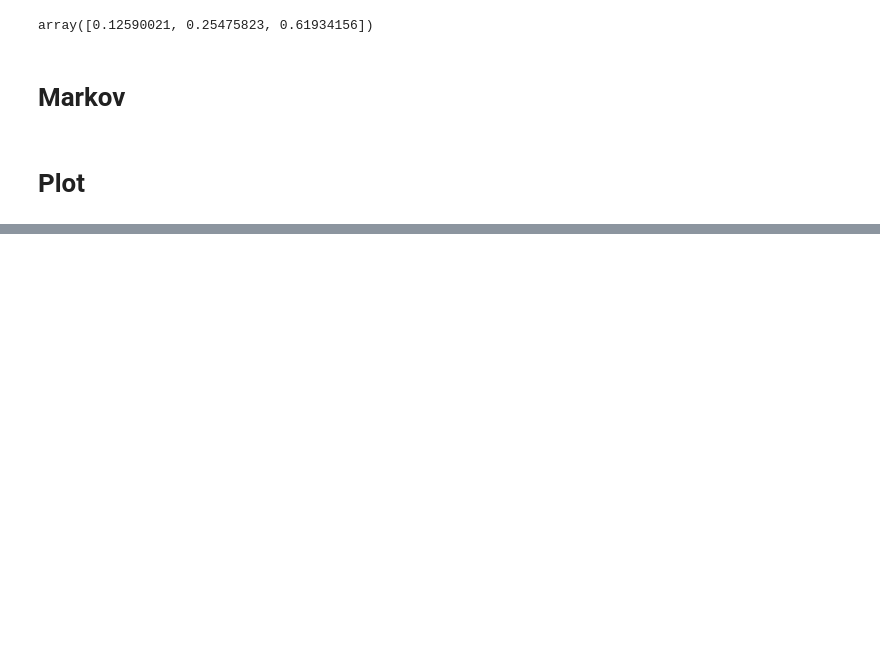
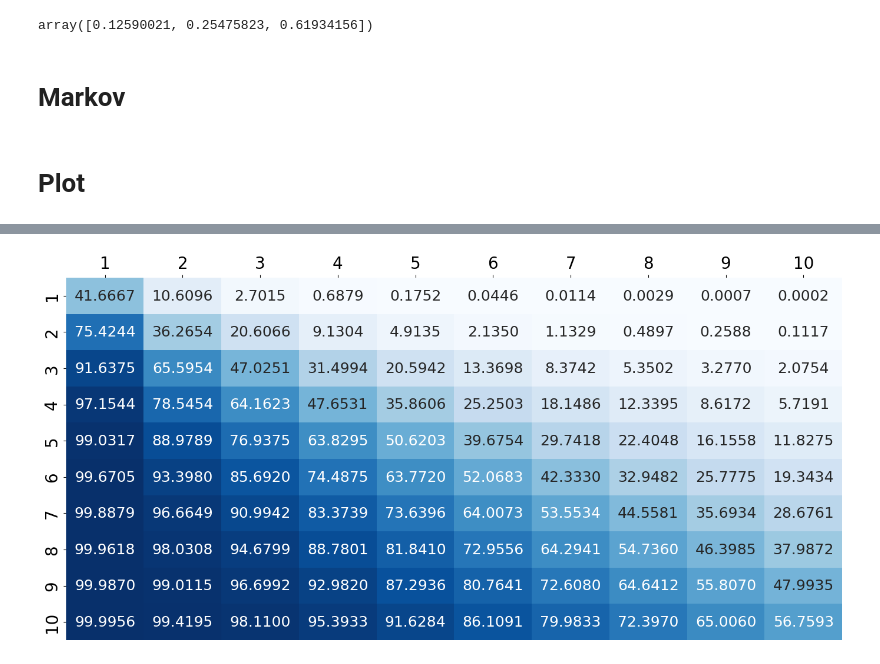
Before and after one commit to julianszere/TEG, a Jupyter notebook: TEG.ipynb, the cells around one changed output, grey strips where cells are left out. Drawn from its saved outputs; the diff is of its cells as text; code cells hidden in the pictures; blank space fills up the shorter version.

```diff
--- a/TEG.ipynb
+++ b/TEG.ipynb
@@ -328,0 +351,4 @@ plt.show()
+# %%
+plotHeatMap(P_risk, 4)
+# %% [output]
+[figure, added]
```
Also changed, not shown: parts of 6 cells of this notebook, 1 other file.
